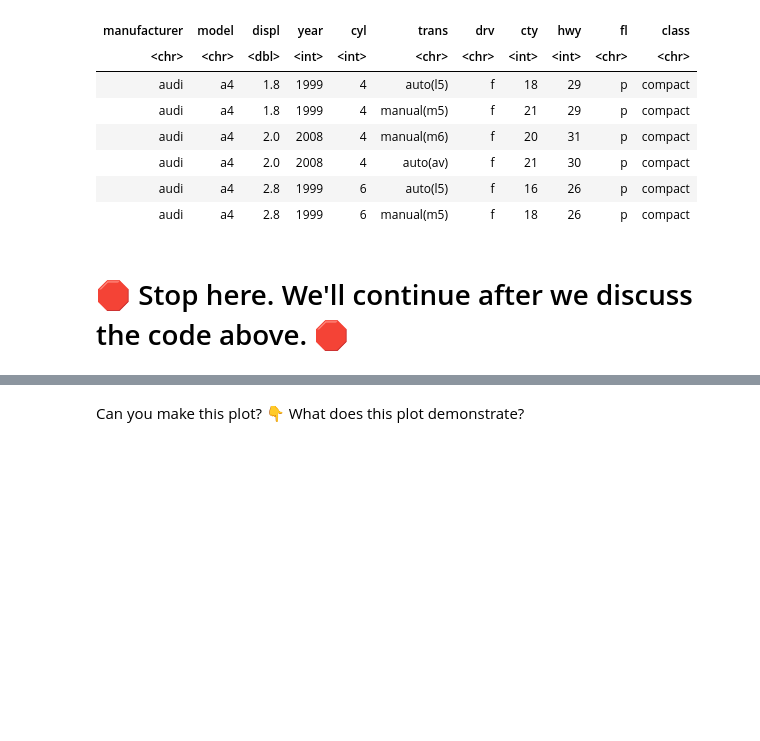
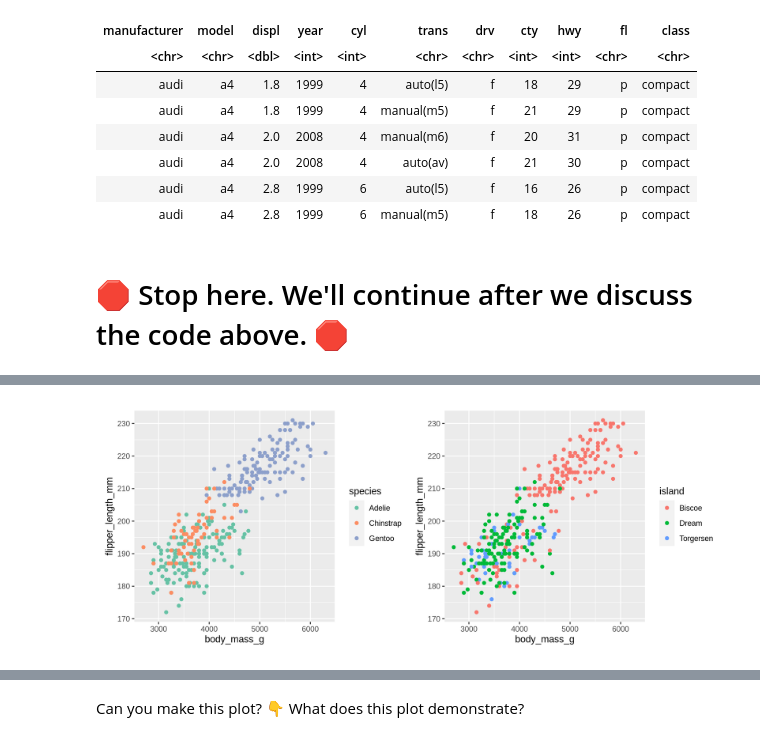
Before and after one commit to ssampath97/BIOS512, a Jupyter notebook: 03_01_multiple_plots.ipynb, the cells around one changed output, grey strips where cells are left out. Saved outputs shown, nothing was run; the diff lists cells and outputs as text; code cells hidden in the pictures; blank space fills up the shorter version.

```diff
--- a/03_01_multiple_plots.ipynb
+++ b/03_01_multiple_plots.ipynb
@@ -69,9 +69,10 @@ penguins %>% head
 options(repr.plot.width=10, repr.plot.height=4)
 
 p = ggplot(penguins, aes(x = body_mass_g, y = flipper_length_mm, color = species))
-p = p + geom_point
+p = p + geom_point()
 p = p + scale_color_brewer(type = "qual", palette = "Set2")
 
 p2 = ggplot(penguins, aes(x = body_mass_g, y = flipper_length_mm, color = island))
 p2 = p2 + geom_point()
 p + p2
+# %% [output]
@@ -77,0 +83 @@ p + p2
+[figure, added]
```
Also changed, not shown: parts of 4 cells of this notebook.
